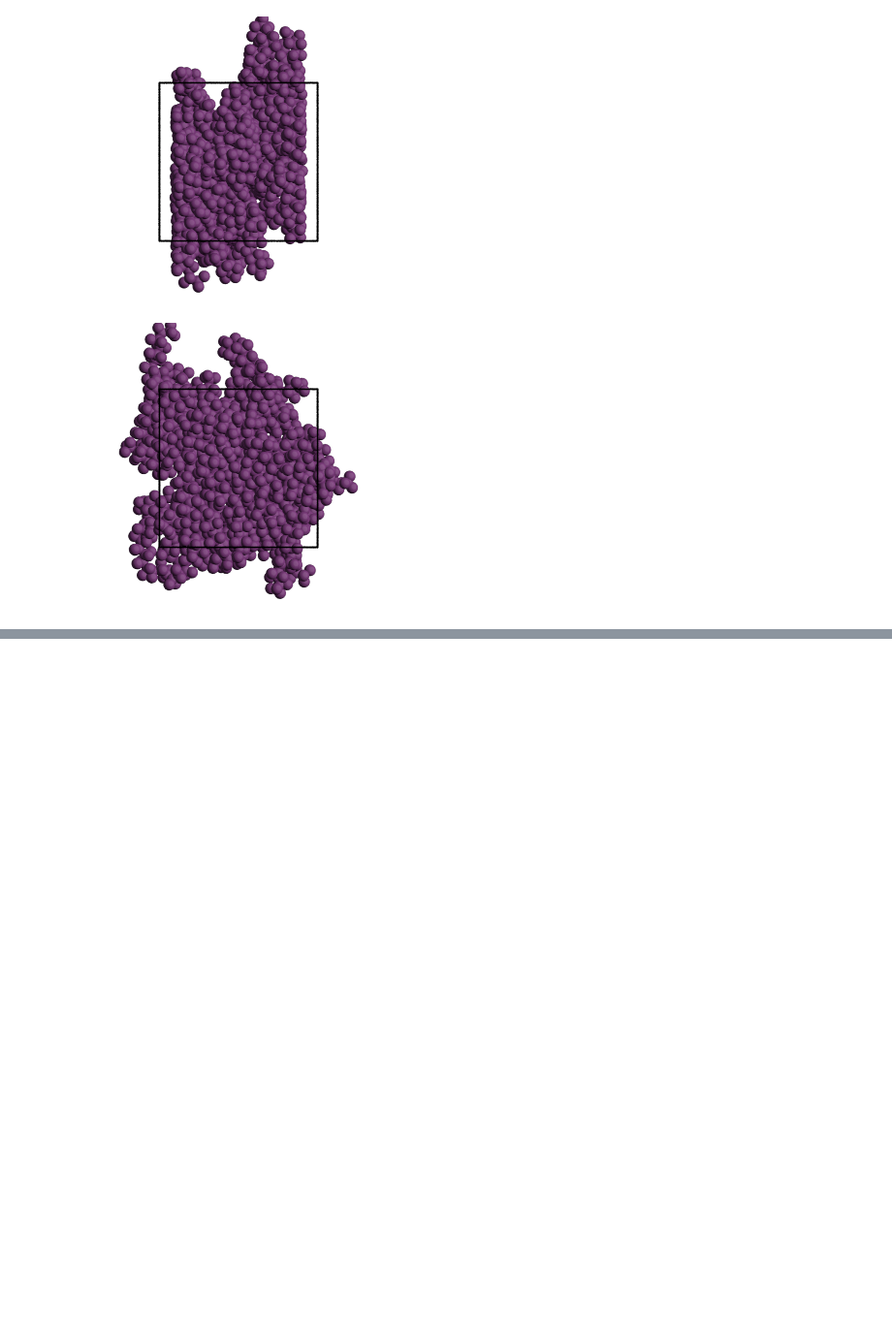
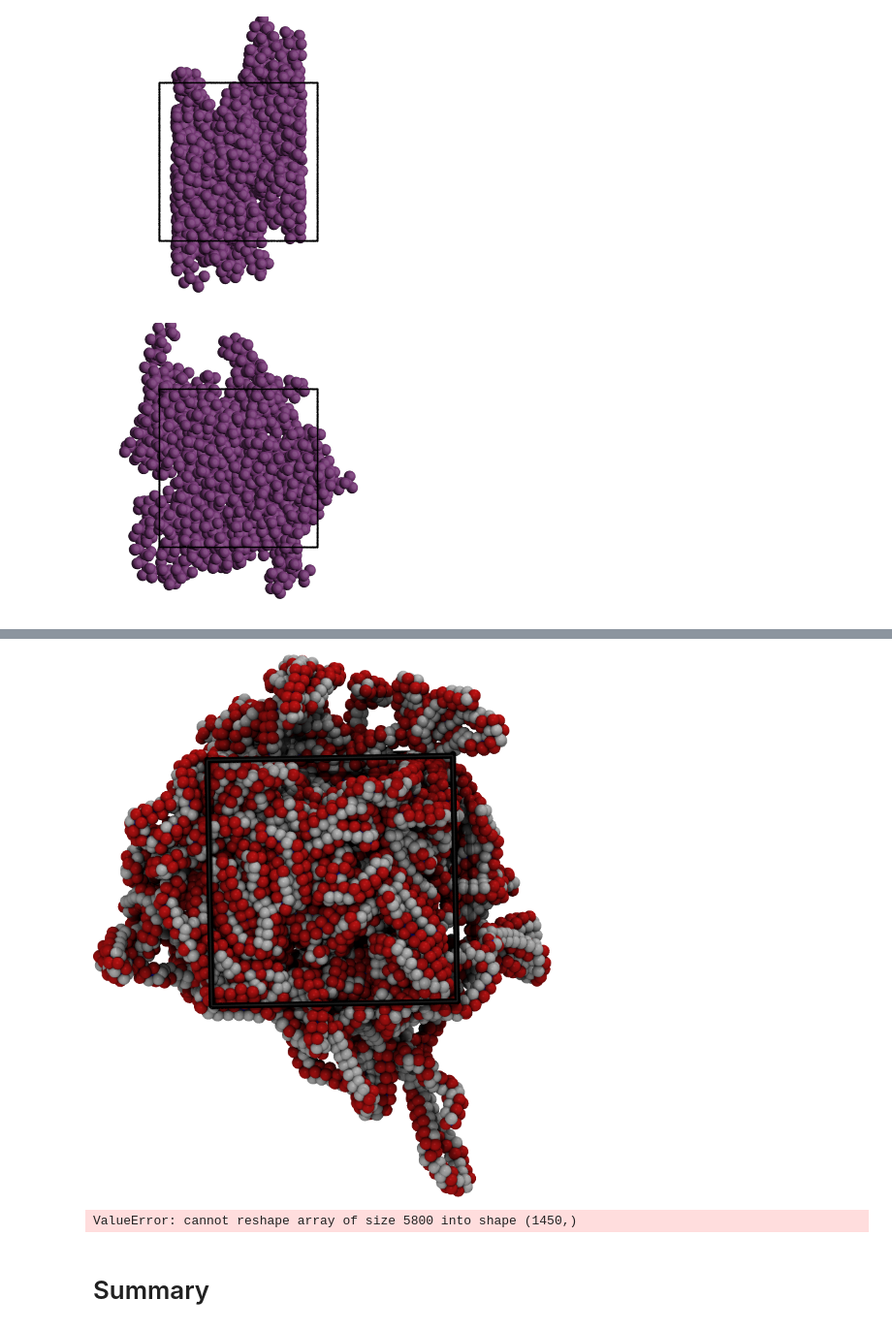
Before and after one commit to chrisjonesBSU/flowerMD, a Jupyter notebook: tutorials/Presentation.ipynb, the cells around one changed output, grey strips where cells are left out. Shown at 97% size. Drawn from its saved outputs; the diff is of its cells as text; code cells hidden in the pictures; blank space fills up the shorter version.

```diff
--- a/tutorials/Presentation.ipynb
+++ b/tutorials/Presentation.ipynb
@@ -140,0 +148,4 @@ view.view()
+# %%
+Image("pvdf-slab2.png")
+# %% [output]
+[figure, added]
@@ -140,0 +155,11 @@ view.view()
+# %%
+interface = Interface(
+    gsd_files=["trajectory.gsd"],
+    gap=0.1,
+    interface_axis=(1, 0, 0),
+    remove_void_particles=False
+)
+# %% [output]
+ValueError: cannot reshape array of size 5800 into shape (1450,)
+# %% [markdown]
+# Summary
```
Also changed, not shown: parts of 6 cells of this notebook.
